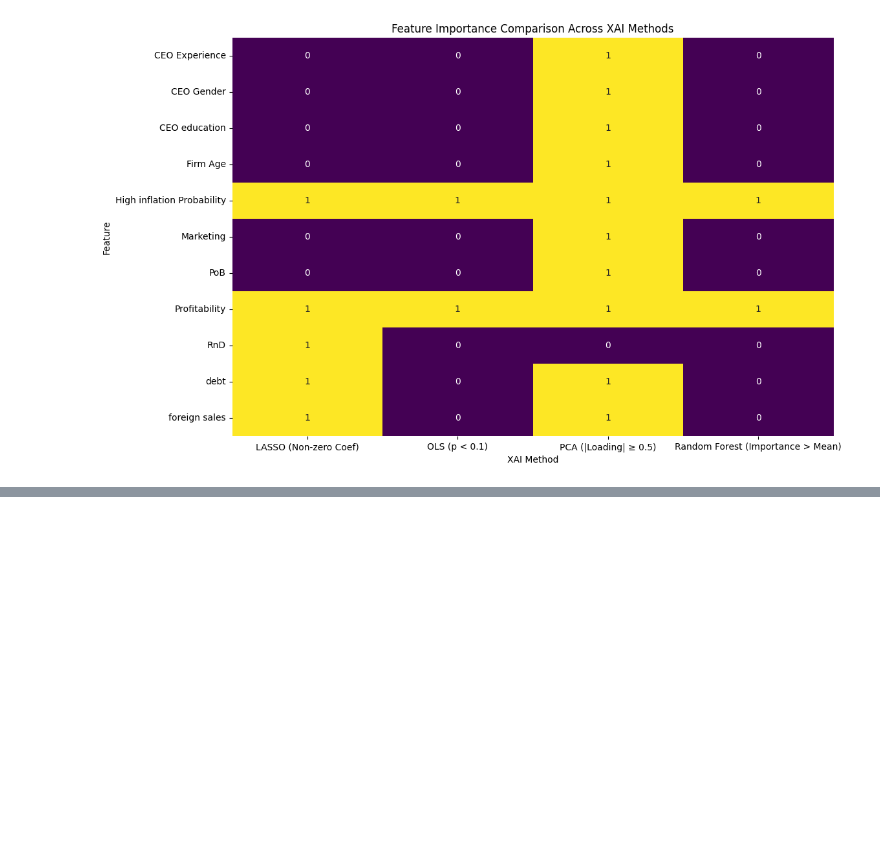
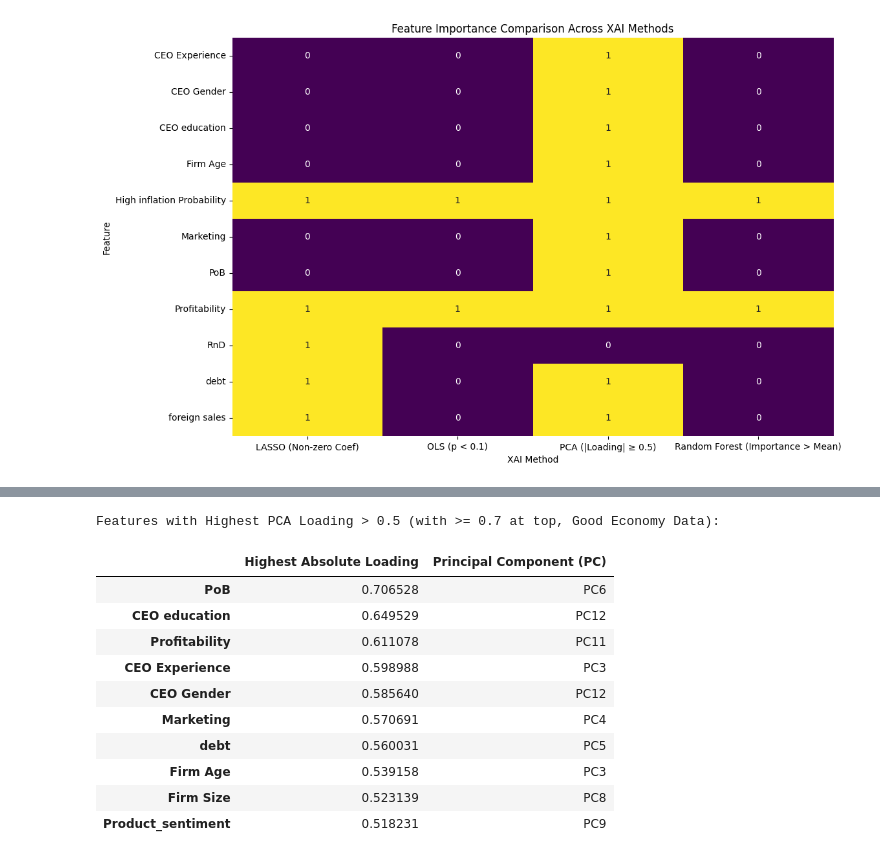
Before and after one commit to ashleyak7/MSCI-151-week-1-workshops, a Jupyter notebook: CW4_AAK.ipynb, the cells around one changed output, grey strips where cells are left out. Saved outputs shown, nothing was run; the diff lists cells and outputs as text; code cells hidden in the pictures; blank space fills up the shorter version.

```diff
--- a/CW4_AAK.ipynb
+++ b/CW4_AAK.ipynb
@@ -960,0 +1276,27 @@ plt.show()
+# %%
+# Assuming max_loading_per_feature is available from previous steps
+
+# Find features with highest absolute loading >= 0.7
+important_pca_features_07 = max_loading_per_feature[max_loading_per_feature['Highest Absolute Loading'] >= 0.7]
+
+# Find features with highest absolute loading > 0.5 and < 0.7
+important_pca_features_05_to_07 = max_loading_per_feature[(max_loading_per_feature['Highest Absolute Loading'] >= 0.5) & (max_loading_per_feature['Highest Absolute Loading'] < 0.7)]
+
+# Concatenate the two DataFrames, putting features >= 0.7 at the top
+sorted_important_pca_features = pd.concat([important_pca_features_07, important_pca_features_05_to_07])
+
+print("Features with Highest PCA Loading > 0.5 (with >= 0.7 at top, Good Economy Data):")
+display(sorted_important_pca_features)
+# %% [output]
+Features with Highest PCA Loading > 0.5 (with >= 0.7 at top, Good Economy Data):
+|  | Highest Absolute Loading | Principal Component (PC) |
+| PoB | 0.706528 | PC6 |
+| CEO education | 0.649529 | PC12 |
+| Profitability | 0.611078 | PC11 |
+| CEO Experience | 0.598988 | PC3 |
+| CEO Gender | 0.585640 | PC12 |
+| Marketing | 0.570691 | PC4 |
+| debt | 0.560031 | PC5 |
+| Firm Age | 0.539158 | PC3 |
+| Firm Size | 0.523139 | PC8 |
+| Product_sentiment | 0.518231 | PC9 |
```
Also changed, not shown: parts of 10 cells of this notebook.
